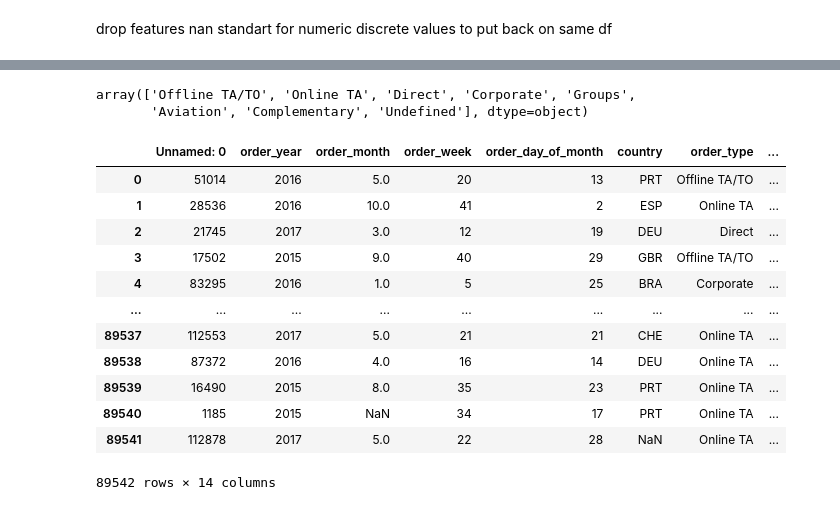
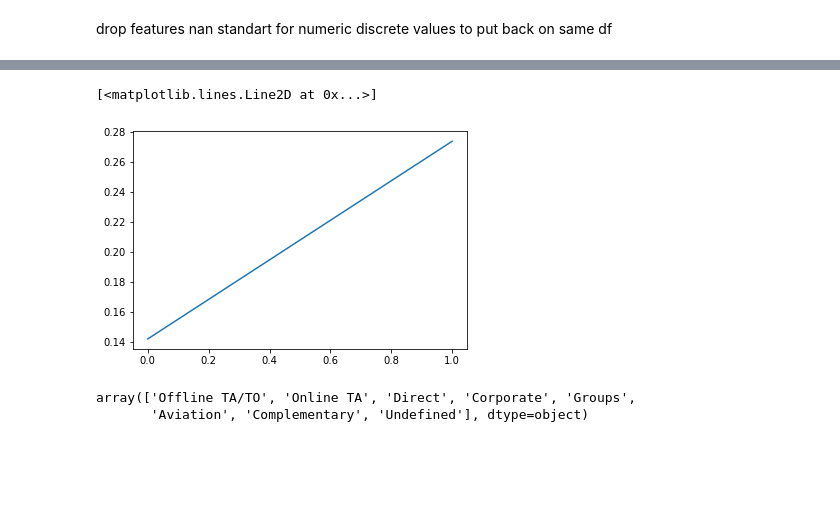
Before and after one commit to Guydada/Machine-Learning-Project---Guy-and-Tamar, a Jupyter notebook: Test.ipynb, the cells around one changed output, grey strips where cells are left out. Saved outputs shown, nothing was run; the diff lists cells and outputs as text; code cells hidden in the pictures; blank space fills up the shorter version.

```diff
--- a/Test.ipynb
+++ b/Test.ipynb
@@ -175,5 +216,0 @@ principalDf = pd.DataFrame(data = principalComponents
-# %%
-df['order_type'].unique()
-# %% [output]
-array(['Offline TA/TO', 'Online TA', 'Direct', 'Corporate', 'Groups',
-       'Aviation', 'Complementary', 'Undefined'], dtype=object)
@@ -202,17 +216,0 @@ df = df.drop(columns=features_to_scale)
-# %%
-df[list(principalDf.columns)] = principalDf
-df
-# %% [output]
-|  | Unnamed: 0 | order_year | order_month | order_week | order_day_of_month | country | order_type | ... |
-| 0 | 51014 | 2016 | 5.0 | 20 | 13 | PRT | Offline TA/TO | ... |
-| 1 | 28536 | 2016 | 10.0 | 41 | 2 | ESP | Online TA | ... |
-| 2 | 21745 | 2017 | 3.0 | 12 | 19 | DEU | Direct | ... |
-| 3 | 17502 | 2015 | 9.0 | 40 | 29 | GBR | Offline TA/TO | ... |
-| 4 | 83295 | 2016 | 1.0 | 5 | 25 | BRA | Corporate | ... |
-| ... | ... | ... | ... | ... | ... | ... | ... | ... |
-| 89537 | 112553 | 2017 | 5.0 | 21 | 21 | CHE | Online TA | ... |
-| 89538 | 87372 | 2016 | 4.0 | 16 | 14 | DEU | Online TA | ... |
-| 89539 | 16490 | 2015 | 8.0 | 35 | 23 | PRT | Online TA | ... |
-| 89540 | 1185 | 2015 | NaN | 34 | 17 | PRT | Online TA | ... |
-| 89541 | 112878 | 2017 | 5.0 | 22 | 28 | NaN | Online TA | ... |
-89542 rows × 14 columns
@@ -218,0 +234,18 @@ df
+# %%
+from sklearn.decomposition import PCA
+
+x = x.dropna()
+pca = PCA(n_components=2)
+principalComponents = pca.fit_transform(x)
+principalDf = pd.DataFrame(data = principalComponents
+             , columns = ['principal component 1', 'principal component 2'])
+
+plt.plot(np.cumsum(pca.explained_variance_ratio_))
+# %% [output]
+[<matplotlib.lines.Line2D at 0x...>]
+[figure, added]
+# %%
+df['order_type'].unique()
+# %% [output]
+array(['Offline TA/TO', 'Online TA', 'Direct', 'Corporate', 'Groups',
+       'Aviation', 'Complementary', 'Undefined'], dtype=object)
```
Also changed, not shown: parts of 27 cells of this notebook.
